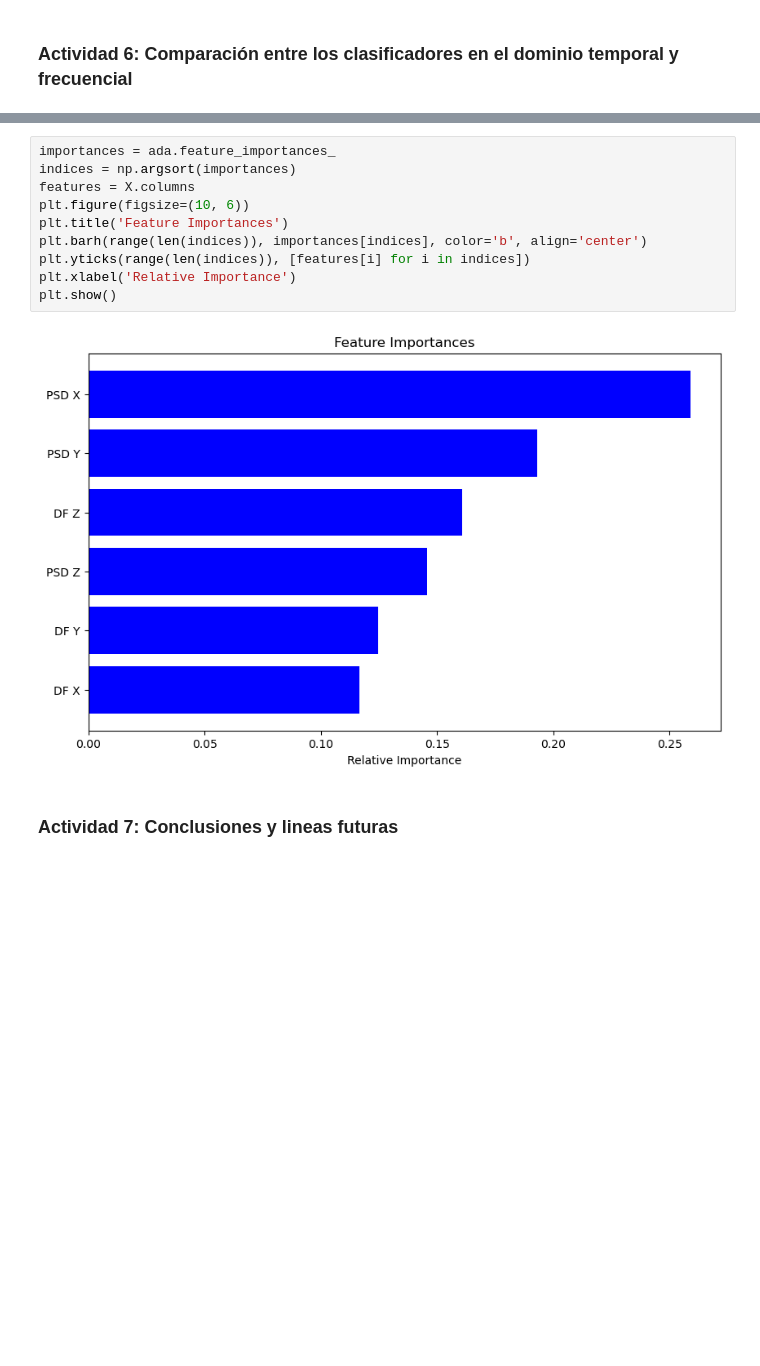
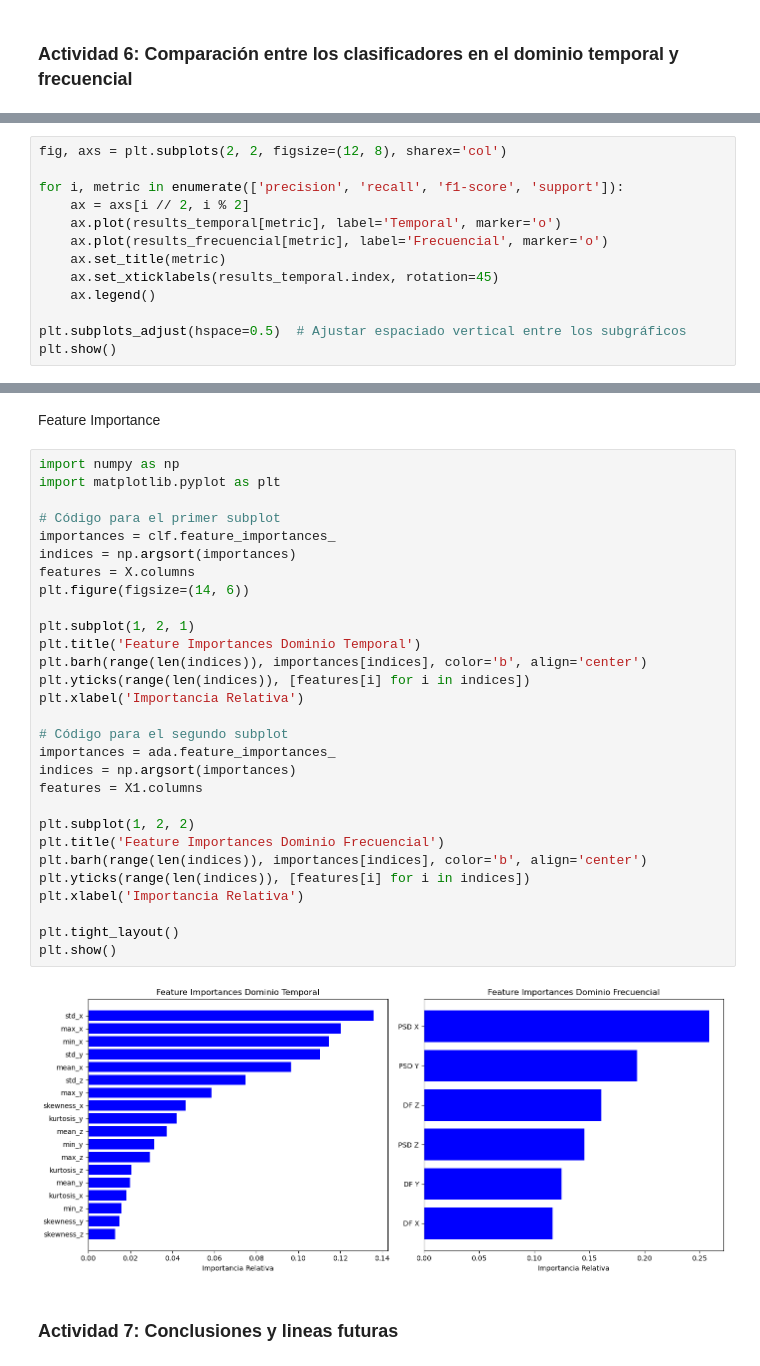
Before and after one commit to uunaii/Industria_R11, a Jupyter notebook: Monitoreo_Inteligente.ipynb, the cells around one changed output, grey strips where cells are left out. Cells and saved outputs as stored; diff of their text form; blank space fills up the shorter version.

```diff
--- a/Monitoreo_Inteligente.ipynb
+++ b/Monitoreo_Inteligente.ipynb
@@ -492,0 +547,13 @@ plt.show()
+# %%
+fig, axs = plt.subplots(2, 2, figsize=(12, 8), sharex='col')
+
+for i, metric in enumerate(['precision', 'recall', 'f1-score', 'support']):
+    ax = axs[i // 2, i % 2]
+    ax.plot(results_temporal[metric], label='Temporal', marker='o')
+    ax.plot(results_frecuencial[metric], label='Frecuencial', marker='o')
+    ax.set_title(metric)
+    ax.set_xticklabels(results_temporal.index, rotation=45)
+    ax.legend()
+
+plt.subplots_adjust(hspace=0.5)  # Ajustar espaciado vertical entre los subgráficos
+plt.show()
@@ -493,14 +591,35 @@ plt.show()
+# %% [markdown]
+Feature Importance
 # %%
+import numpy as np
+import matplotlib.pyplot as plt
+
+# Código para el primer subplot
+importances = clf.feature_importances_
+indices = np.argsort(importances)
+features = X.columns
+plt.figure(figsize=(14, 6))
+
+plt.subplot(1, 2, 1)
+plt.title('Feature Importances Dominio Temporal')
+plt.barh(range(len(indices)), importances[indices], color='b', align='center')
+plt.yticks(range(len(indices)), [features[i] for i in indices])
+plt.xlabel('Importancia Relativa')
+
+# Código para el segundo subplot
 importances = ada.feature_importances_
 indices = np.argsort(importances)
-features = X.columns
-plt.figure(figsize=(10, 6))
-plt.title('Feature Importances')
+features = X1.columns
+
+plt.subplot(1, 2, 2)
+plt.title('Feature Importances Dominio Frecuencial')
 plt.barh(range(len(indices)), importances[indices], color='b', align='center')
 plt.yticks(range(len(indices)), [features[i] for i in indices])
-plt.xlabel('Relative Importance')
+plt.xlabel('Importancia Relativa')
+
+plt.tight_layout()
 plt.show()
 # %% [output]
-[figure, old version]
+[figure, new version]
 # %% [markdown]
 ### Actividad 7: Conclusiones y lineas futuras
```
Also changed, not shown: parts of 14 cells of this notebook.
